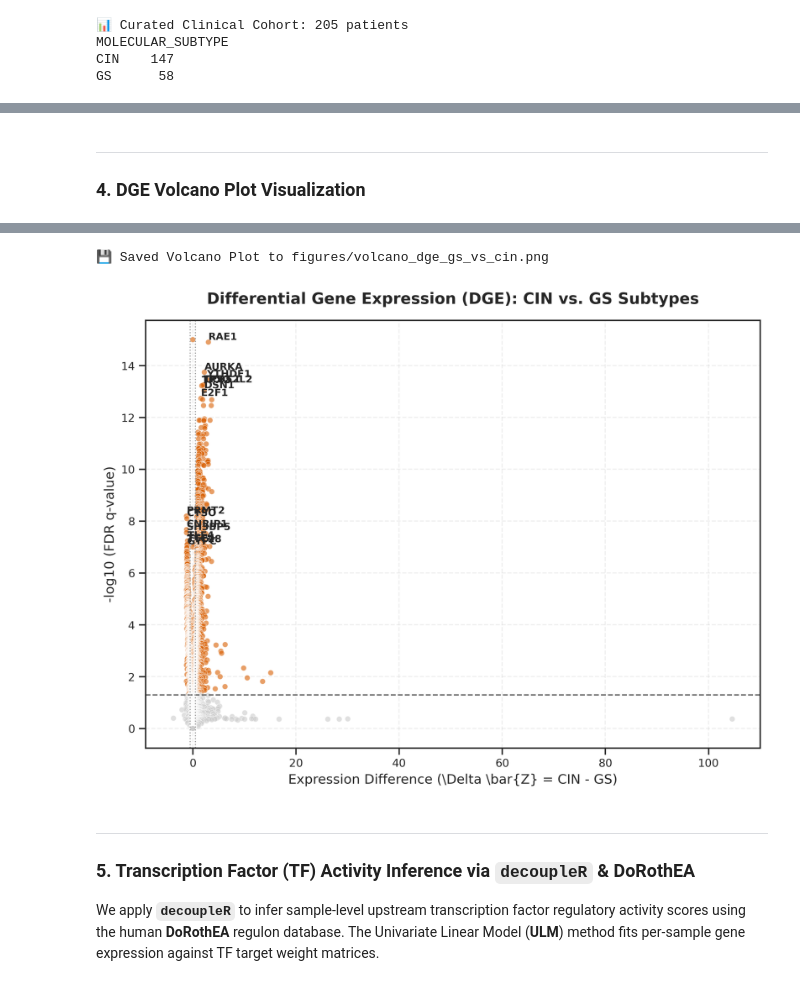
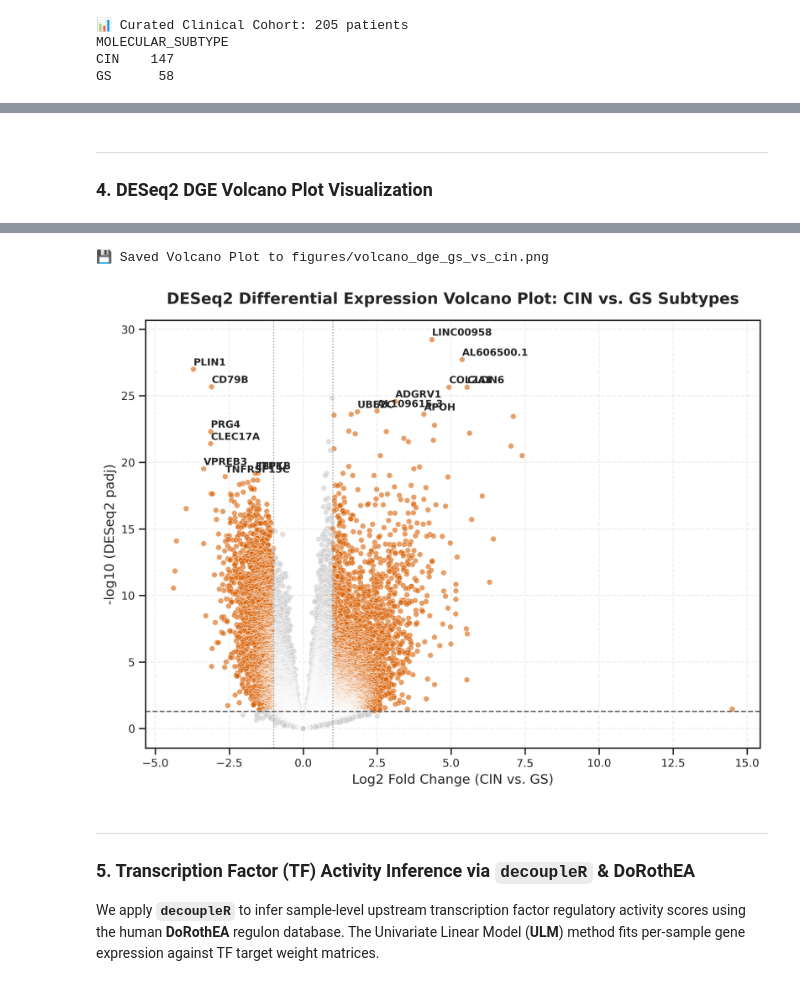
Before and after one commit to parthsanghavi017/GS_vs_CIN, a Jupyter notebook: notebooks/02_phase2_multiomics_features.ipynb, the cells around one changed output, grey strips where cells are left out. Cells and saved outputs as stored; diff of their text form; code cells hidden in the pictures.

```diff
--- a/notebooks/02_phase2_multiomics_features.ipynb
+++ b/notebooks/02_phase2_multiomics_features.ipynb
@@ -163,0 +76,20 @@ display(df_dge.sort_values("Delta_Z").head(10)[["Gene", "Mean_CIN", "Mean_GS", "
+# %%
+# Ingest DESeq2 Results
+deseq_path = "../results/dge_deseq2_gs_vs_cin.csv"
+df_dge = pd.read_csv(deseq_path)
+
+# Calculate -log10(padj)
+df_dge["neg_log10_padj"] = -np.log10(df_dge["padj"].clip(lower=1e-50))
+df_dge = df_dge.sort_values("padj")
+
+print(f"🧬 Ingested DESeq2 Results for {len(df_dge)} genes.")
+
+# Filter significant genes (padj < 0.05)
+sig_genes = df_dge[df_dge["padj"] < 0.05]
+print(f"   - Significant Genes (padj < 0.05): {len(sig_genes)}")
+
+print("\n🔥 Top 10 Upregulated Genes in CIN (Highest Log2 Fold-Change):")
+display(df_dge[df_dge["log2FoldChange"] > 0].sort_values("padj").head(10)[["gene_name", "baseMean", "log2FoldChange", "pvalue", "padj"]])
+
+print("\n🔥 Top 10 Upregulated Genes in GS (Lowest Log2 Fold-Change / Highest Fold-Decrease in CIN):")
+display(df_dge[df_dge["log2FoldChange"] < 0].sort_values("padj").head(10)[["gene_name", "baseMean", "log2FoldChange", "pvalue", "padj"]])
@@ -164,16 +124,18 @@ display(df_dge.sort_values("Delta_Z").head(10)[["Gene", "Mean_CIN", "Mean_GS", "
 # %% [markdown]
 ---
-### 4. DGE Volcano Plot Visualization
+### 4. DESeq2 DGE Volcano Plot Visualization
 # %%
-# Plot Volcano Plot
+# Volcano Plot of DESeq2 Results
 fig, ax = plt.subplots(figsize=(10, 7), dpi=300)
 
-# Scatter plot
+# Color points by significance & fold change
+df_dge["is_sig"] = (df_dge["padj"] < 0.05) & (df_dge["log2FoldChange"].abs() > 1.0)
+
 sns.scatterplot(
     data=df_dge,
-    x="Delta_Z",
-    y="neg_log10_q",
-    hue=df_dge["q_value"] < 0.05,
+    x="log2FoldChange",
+    y="neg_log10_padj",
+    hue="is_sig",
     palette={True: "#d95f02", False: "#cccccc"},
     alpha=0.6,
     s=25,
@@ -182,21 +144,21 @@ sns.scatterplot(
 )
 
 # Threshold lines
-ax.axhline(-np.log10(0.05), linestyle="--", color="#666666", linewidth=1.2, label="FDR q = 0.05")
-ax.axvline(0.5, linestyle=":", color="#999999", linewidth=1)
-ax.axvline(-0.5, linestyle=":", color="#999999", linewidth=1)
+ax.axhline(-np.log10(0.05), linestyle="--", color="#666666", linewidth=1.2, label="FDR padj = 0.05")
+ax.axvline(1.0, linestyle=":", color="#999999", linewidth=1)
+ax.axvline(-1.0, linestyle=":", color="#999999", linewidth=1)
 
-# Annotate key driver genes
-top_genes_cin = df_dge[(df_dge["Delta_Z"] > 0.5) & (df_dge["q_value"] < 0.01)].head(8)["Gene"].values
-top_genes_gs = df_dge[(df_dge["Delta_Z"] < -0.5) & (df_dge["q_value"] < 0.01)].head(8)["Gene"].values
+# Annotate top genes
+top_cin_genes = df_dge[(df_dge["log2FoldChange"] > 1.5) & (df_dge["padj"] < 1e-15)].head(8)["gene_name"].values
+top_gs_genes = df_dge[(df_dge["log2FoldChange"] < -1.5) & (df_dge["padj"] < 1e-15)].head(8)["gene_name"].values
 
-for gene in list(top_genes_cin) + list(top_genes_gs):
-    r = df_dge[df_dge["Gene"] == gene].iloc[0]
-    ax.text(r["Delta_Z"], r["neg_log10_q"] + 0.1, gene, fontsize=9, fontweight="bold")
+for gene in list(top_cin_genes) + list(top_gs_genes):
+    r = df_dge[df_dge["gene_name"] == gene].iloc[0]
+    ax.text(r["log2FoldChange"], r["neg_log10_padj"] + 0.3, gene, fontsize=9, fontweight="bold")
 
-ax.set_title("Differential Gene Expression (DGE): CIN vs. GS Subtypes", pad=15, fontweight="bold")
-ax.set_xlabel("Expression Difference (\\Delta \\bar{Z} = CIN - GS)")
-ax.set_ylabel("-log10 (FDR q-value)")
+ax.set_title("DESeq2 Differential Expression Volcano Plot: CIN vs. GS Subtypes", pad=15, fontweight="bold")
+ax.set_xlabel("Log2 Fold Change (CIN vs. GS)")
+ax.set_ylabel("-log10 (DESeq2 padj)")
 ax.grid(True, linestyle="--", alpha=0.3)
 
 os.makedirs("../figures", exist_ok=True)
@@ -225,5 +187,5 @@ plt.show()
 💾 Saved Volcano Plot to figures/volcano_dge_gs_vs_cin.png
-[figure, old version]
+[figure, new version]
 # %% [markdown]
 ---
 ### 5. Transcription Factor (TF) Activity Inference via `decoupleR` & DoRothEA
```
Also changed, not shown: parts of 17 cells of this notebook, 12 other files.
